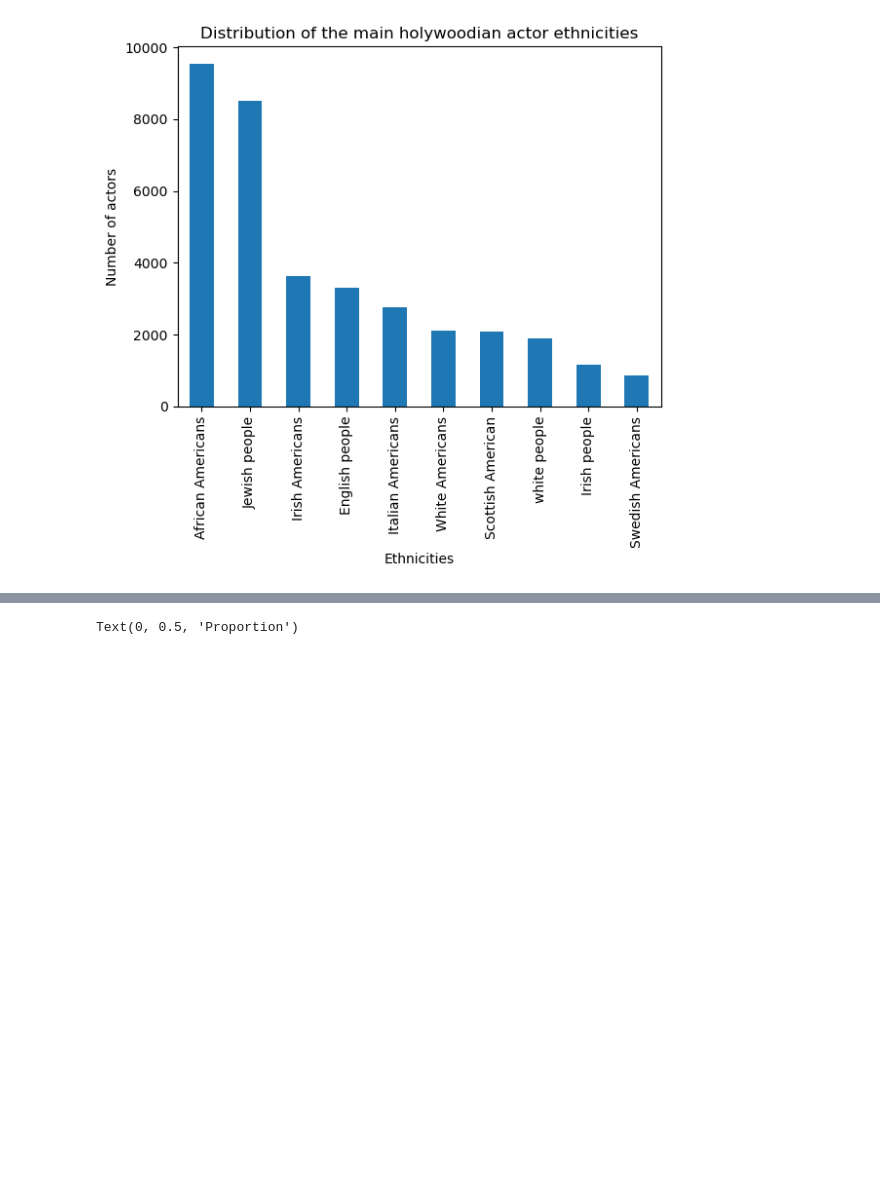
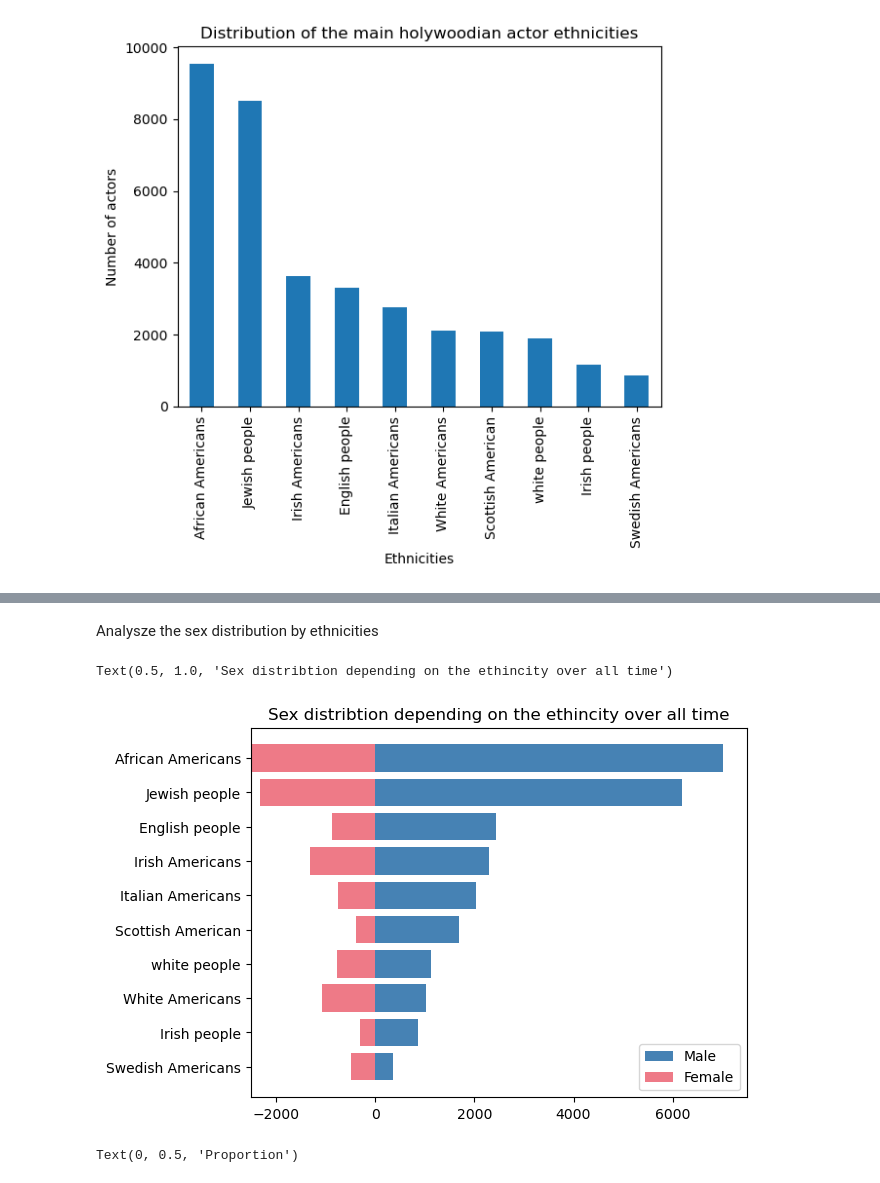
Before and after one commit to epfl-ada/ada-2023-project-draco, a Jupyter notebook: Milstone_project2.ipynb, the cells around one changed output, grey strips where cells are left out. Saved outputs shown, nothing was run; the diff lists cells and outputs as text; code cells hidden in the pictures; blank space fills up the shorter version.

Commit message:
Reordering of the figures

```diff
--- a/Milstone_project2.ipynb
+++ b/Milstone_project2.ipynb
@@ -164,3 +156,19 @@ array([1903, 1913, 1923, 1933, 1943, 1953, 1963, 1973, 1983, 1993, 2003,
+# %% [markdown]
+Analysze the sex distribution by ethnicities
+# %%
+H_ethinity_M = main_characters_holywood[main_characters_holywood['Gender'] == 'M'].groupby(['Ethnicity'])['Freebase actor ID'].count().sort_values()
+
+H_ethinity_F = main_characters_holywood[main_characters_holywood['Gender'] == 'F'].groupby(['Ethnicity'])['Freebase actor ID'].count().sort_values()
+H_ethinity_F_reversed = H_ethinity_F*(-1)
+# %%
+plt.barh(y=H_ethinity_M.index, width=H_ethinity_M.values, color="#4682b4", label="Male")
+plt.barh(y=H_ethinity_F.index, width=H_ethinity_F.values, left=H_ethinity_F_reversed.values,
+         color="#ee7a87", label="Female")
+plt.legend()
+plt.title("Sex distribtion depending on the ethincity over all time")
+# %% [output]
+Text(0.5, 1.0, 'Sex distribtion depending on the ethincity over all time')
+[figure, added]
 # %%
 plt.figure(figsize=(20,10))
 sns.histplot(data=main_characters_holywood,x='Movie release year',hue='Ethnicity',multiple='fill',stat='probability')
```
Also changed, not shown: parts of 5 cells of this notebook.
